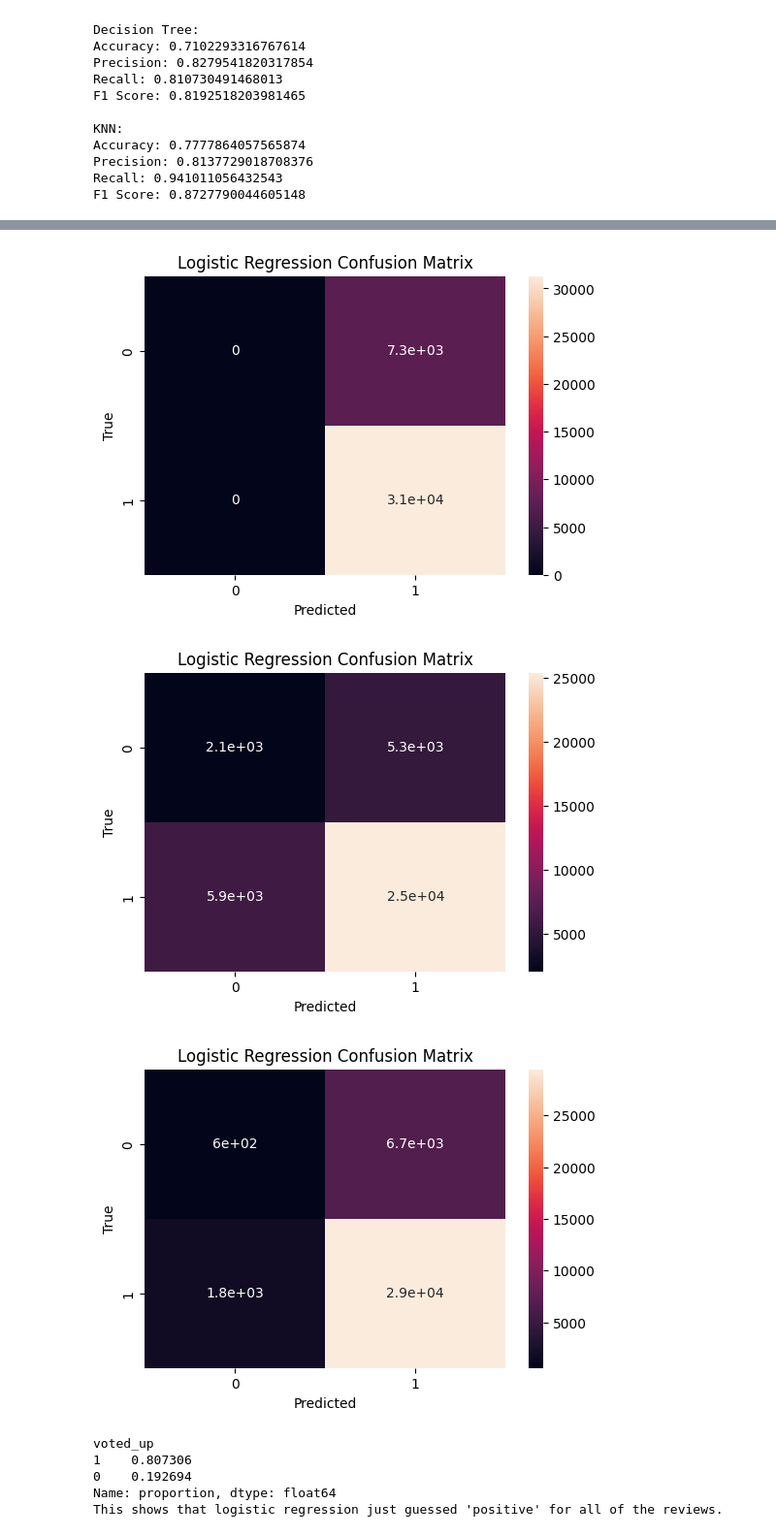
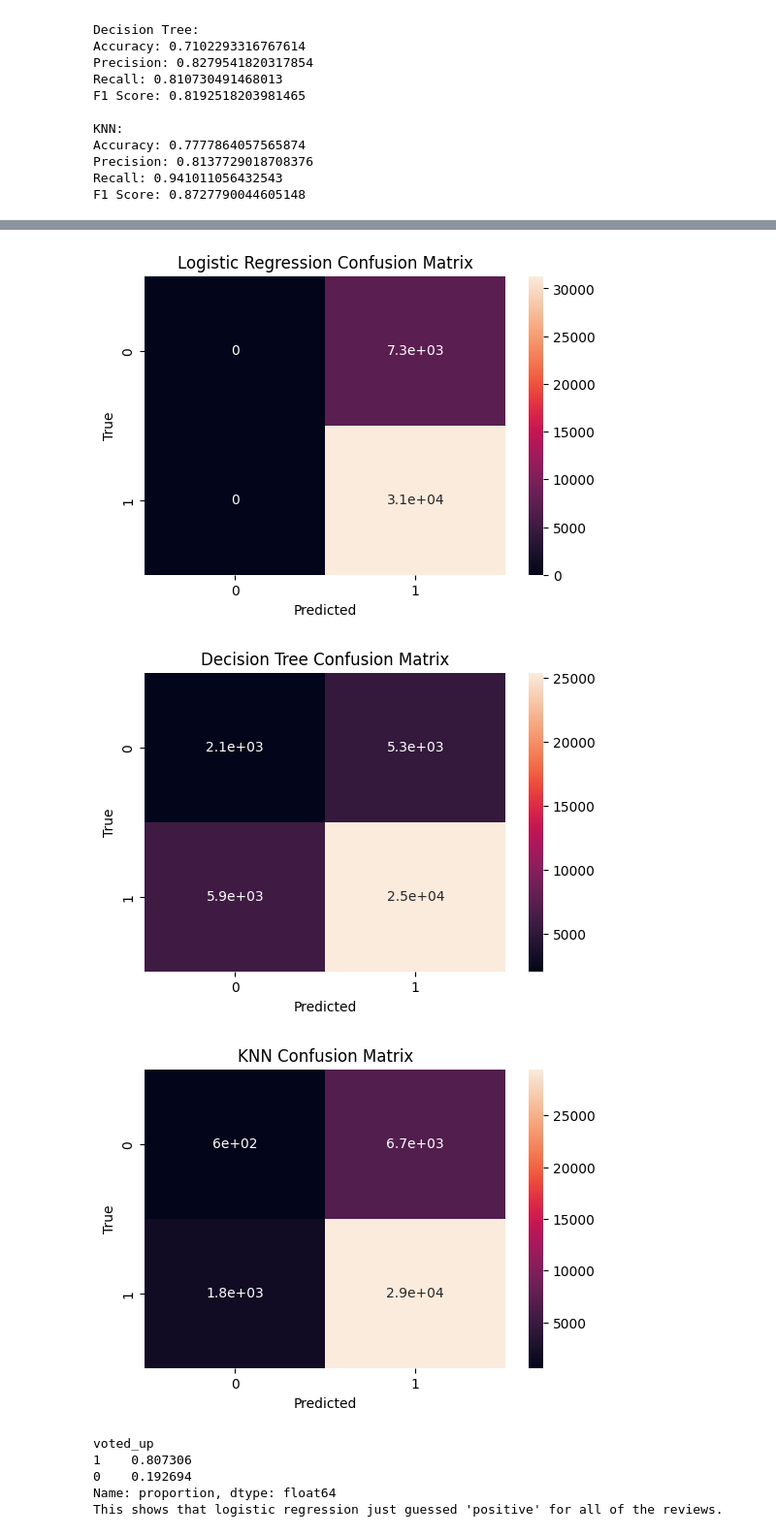
Before and after one commit to KalebE36/steam-review, a Jupyter notebook: packages/core/notebooks/steamReviewPredictor.ipynb, the cells around one changed output, grey strips where cells are left out. Shown at 97% size. Drawn from its saved outputs; the diff is of its cells as text; code cells hidden in the pictures.

Commit message:
added confusion matrices to the more complex models

```diff
--- a/packages/core/notebooks/steamReviewPredictor.ipynb
+++ b/packages/core/notebooks/steamReviewPredictor.ipynb
@@ -290,37 +290,37 @@ F1 Score: 0.8727790044605148
 
 # Logistic Regression
 display(confusion_matrix(y_test, y_pred_log));
 plt.figure(figsize = (6, 4));
 sns.heatmap(confusion_matrix(y_test, y_pred_log), annot=True);
 plt.xlabel('Predicted');
 plt.ylabel('True');
 plt.title('Logistic Regression Confusion Matrix');
 
 # Decision Tree
 display(confusion_matrix(y_test, y_pred_dt));
 plt.figure(figsize = (6, 4));
 sns.heatmap(confusion_matrix(y_test, y_pred_dt), annot=True);
 plt.xlabel('Predicted');
 plt.ylabel('True');
-plt.title('Logistic Regression Confusion Matrix');
+plt.title('Decision Tree Confusion Matrix');
 
 # KNN
 display(confusion_matrix(y_test, y_pred_knn));
 plt.figure(figsize = (6, 4));
 sns.heatmap(confusion_matrix(y_test, y_pred_knn), annot=True);
 plt.xlabel('Predicted');
 plt.ylabel('True');
-plt.title('Logistic Regression Confusion Matrix');
+plt.title('KNN Confusion Matrix');
 # %% [output]
 array([[    0,  7340],
        [    0, 31294]])
 array([[ 2068,  5272],
        [ 5923, 25371]])
 array([[  601,  6739],
        [ 1846, 29448]])
 [figure]
-[figure, old version]
+[figure, new version]
-[figure, old version]
+[figure, new version]
 # %%
 print(df['voted_up'].value_counts(normalize=True))
 print("This shows that logistic regression just guessed 'positive' for all of the reviews.")
```
Also changed, not shown: parts of 3 cells of this notebook.
